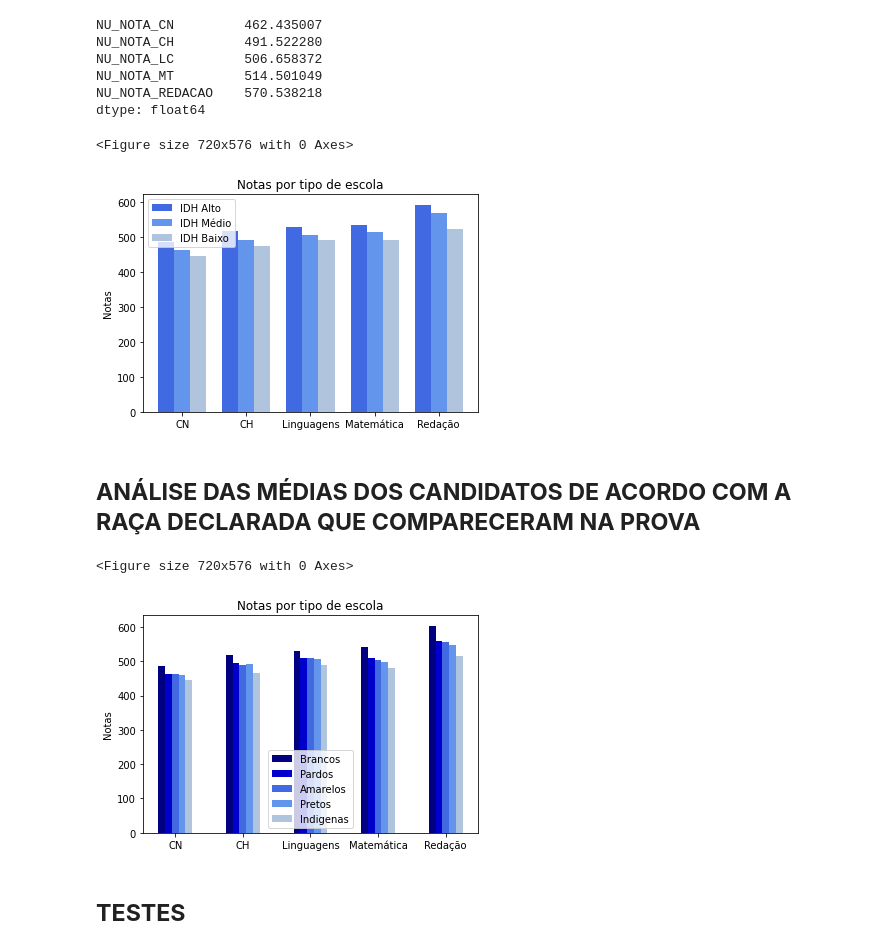
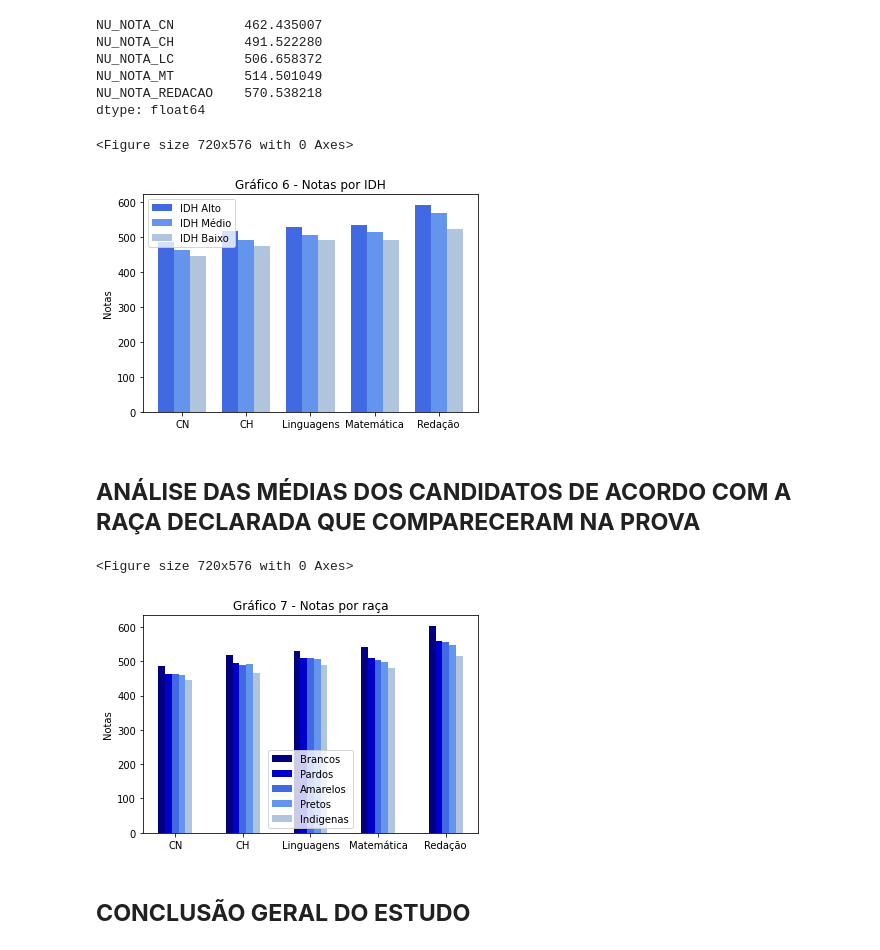
Before and after one commit to henriquecl/imersao_alura, a Jupyter notebook: AnalisePE.ipynb, the cells around one changed output. Cells and saved outputs as stored; diff of their text form; code cells hidden in the pictures.

```diff
--- a/AnalisePE.ipynb
+++ b/AnalisePE.ipynb
@@ -410,27 +394,27 @@ dtype: float64
 # %%
 # Filtrando apenas as cidades de IDH baixo e fazendo a média de notas de todas.
 idh_baixo = data.query("NO_MUNICIPIO_PROVA == 'Mirandiba' or NO_MUNICIPIO_PROVA == 'Santa Maria da Boa Vista' or  NO_MUNICIPIO_PROVA == 'Agrestina' or NO_MUNICIPIO_PROVA == 'Cupira' or NO_MUNICIPIO_PROVA == '	Ouricuri' ")
 idh_baixo_presentes = idh_baixo.query("NU_NOTA_CN != 'NaN' and NU_NOTA_CH != 'NaN' and NU_NOTA_LC != 'NaN' and NU_NOTA_MT != 'NaN'") # 4091
 media_idh_baixo =  idh_baixo_presentes[notas].mean()
 media_idh_baixo[0]
 #sns.barplot(data=media_idh_baixo)
 plt.figure(figsize=(10,8))
 materias2 = ["CN", "CH", "Linguagens", "Matemática", "Redação"]
 x = np.arange(len(materias2))
 width = 0.25
 fig, ax = plt.subplots()
 ax.bar(x + 0.00, media_idh_alto, color = 'royalblue', width = 0.25, label='IDH Alto')
 ax.bar(x + 0.25, media_idh_medio,color = 'cornflowerblue',  width=0.25, label='IDH Médio')
 ax.bar(x + 0.50, media_idh_baixo,color = 'lightsteelblue', width=0.25 ,label='IDH Baixo')
 ax.set_ylabel('Notas')
-ax.set_title('Notas por tipo de escola')
+ax.set_title('Gráfico 6 - Notas por IDH')
 ax.set_xticks(x + 0.25)
 ax.set_xticklabels(materias2)
 ax.legend()
 plt.show()
 # %% [output]
 <Figure size 720x576 with 0 Axes>
-[figure, old version]
+[figure, new version]
 # %% [markdown]
 ## **ANÁLISE DAS MÉDIAS DOS CANDIDATOS DE ACORDO COM A RAÇA DECLARADA QUE COMPARECERAM NA PROVA**
 # %%
@@ -444,6 +428,12 @@ media_pretos_notas = pretos[notas].dropna().mean()        # 23686
 media_pardos_notas = pardos[notas].dropna().mean()         # 107985
 media_amarelos_notas = amarelos[notas].dropna().mean()     # 5829
 media_indigenas_notas = indigenas[notas].dropna().mean()   # 2650
+
+lista_brancos = list(media_brancos_notas)
+lista_pretos = list(media_pretos_notas)
+lista_pardos = list(media_pardos_notas)
+lista_amarelos = list(media_amarelos_notas)
+lista_indigenas = list(media_brancos_notas)
 
 #print(data[notas].mean().dropna())
 plt.figure(figsize=(10,8))
@@ -457,13 +447,13 @@ ax.bar(x + 0.2, media_amarelos_notas,color = 'royalblue', width=0.1 ,label='Amar
 ax.bar(x + 0.3, media_pretos_notas, color = 'cornflowerblue' ,  width=0.1, label='Pretos')
 ax.bar(x + 0.4, media_indigenas_notas,color = 'lightsteelblue', width=0.1 ,label='Indigenas')
 ax.set_ylabel('Notas')
-ax.set_title('Notas por tipo de escola')
+ax.set_title('Gráfico 7 - Notas por raça')
 ax.set_xticks(x + 0.2)
 ax.set_xticklabels(materias2)
 ax.legend()
 plt.show()
 # %% [output]
 <Figure size 720x576 with 0 Axes>
-[figure, old version]
+[figure, new version]
-# %% [markdown]
-## **TESTES**
+# %% [markdown]
+## **CONCLUSÃO GERAL DO ESTUDO**
```
Also changed, not shown: parts of 9 cells of this notebook.
